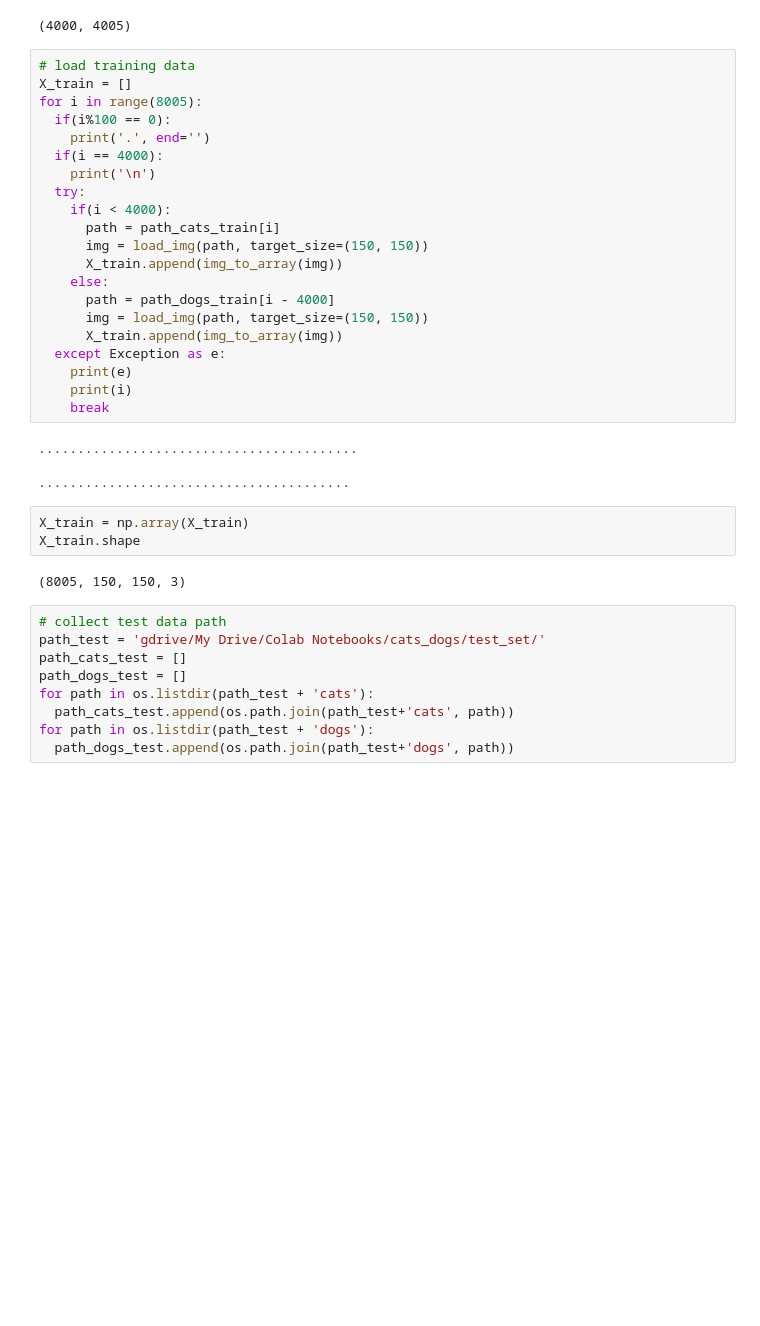
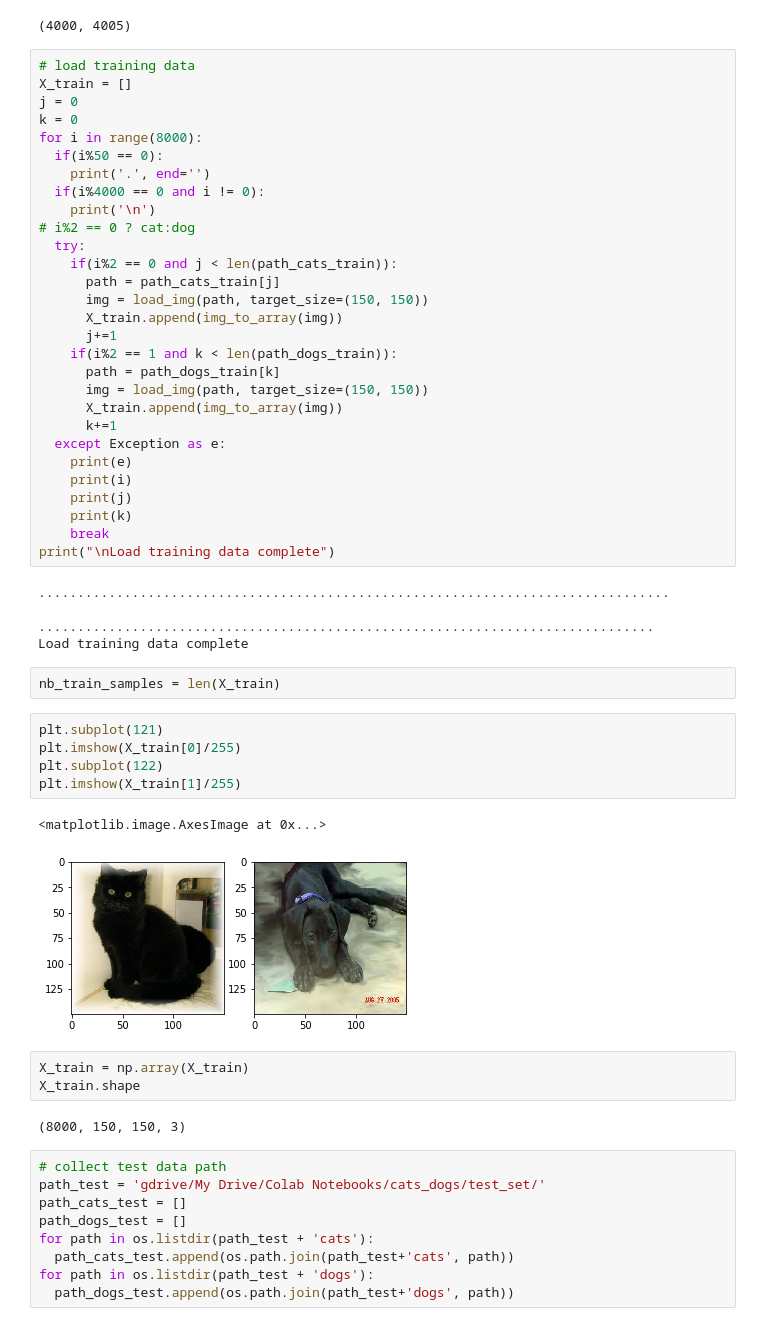
Before and after one commit to PattarapornH/cats-dogs-classifier, a Jupyter notebook: cats_dogs_classifier.ipynb, the cells around one changed output. Saved outputs shown, nothing was run; the diff lists cells and outputs as text; blank space fills up the shorter version.

```diff
--- a/cats_dogs_classifier.ipynb
+++ b/cats_dogs_classifier.ipynb
@@ -41,33 +50,52 @@ len(path_cats_train),len(path_dogs_train)
 # %%
 # load training data
 X_train = []
-for i in range(8005):
-  if(i%100 == 0):
+j = 0
+k = 0
+for i in range(8000):
+  if(i%50 == 0):
     print('.', end='')
-  if(i == 4000):
+  if(i%4000 == 0 and i != 0):
     print('\n')
+# i%2 == 0 ? cat:dog
   try:
-    if(i < 4000):
-      path = path_cats_train[i]
+    if(i%2 == 0 and j < len(path_cats_train)):
+      path = path_cats_train[j]
       img = load_img(path, target_size=(150, 150))
       X_train.append(img_to_array(img))
-    else:
-      path = path_dogs_train[i - 4000]
+      j+=1
+    if(i%2 == 1 and k < len(path_dogs_train)):
+      path = path_dogs_train[k]
       img = load_img(path, target_size=(150, 150))
       X_train.append(img_to_array(img))
+      k+=1
   except Exception as e:
     print(e)
     print(i)
+    print(j)
+    print(k)
     break
+print("\nLoad training data complete")
 # %% [output]
-.........................................
+.................................................................................
 
-........................................
+...............................................................................
+Load training data complete
+# %%
+nb_train_samples = len(X_train)
+# %%
+plt.subplot(121)
+plt.imshow(X_train[0]/255)
+plt.subplot(122)
+plt.imshow(X_train[1]/255)
+# %% [output]
+<matplotlib.image.AxesImage at 0x...>
+[figure, added]
 # %%
 X_train = np.array(X_train)
 X_train.shape
 # %% [output]
-(8005, 150, 150, 3)
+(8000, 150, 150, 3)
 # %%
 # collect test data path
 path_test = 'gdrive/My Drive/Colab Notebooks/cats_dogs/test_set/'
```
Also changed, not shown: parts of 16 cells of this notebook.
